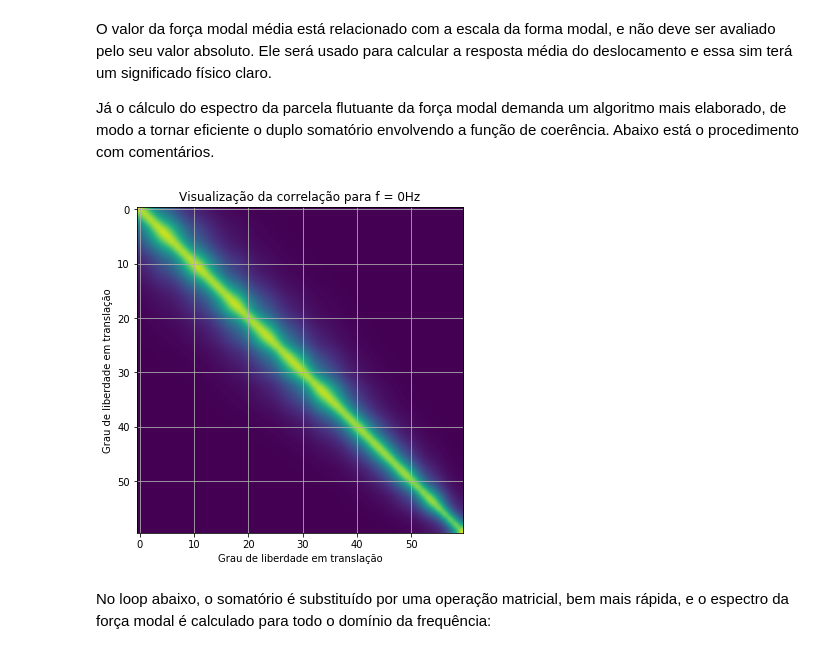
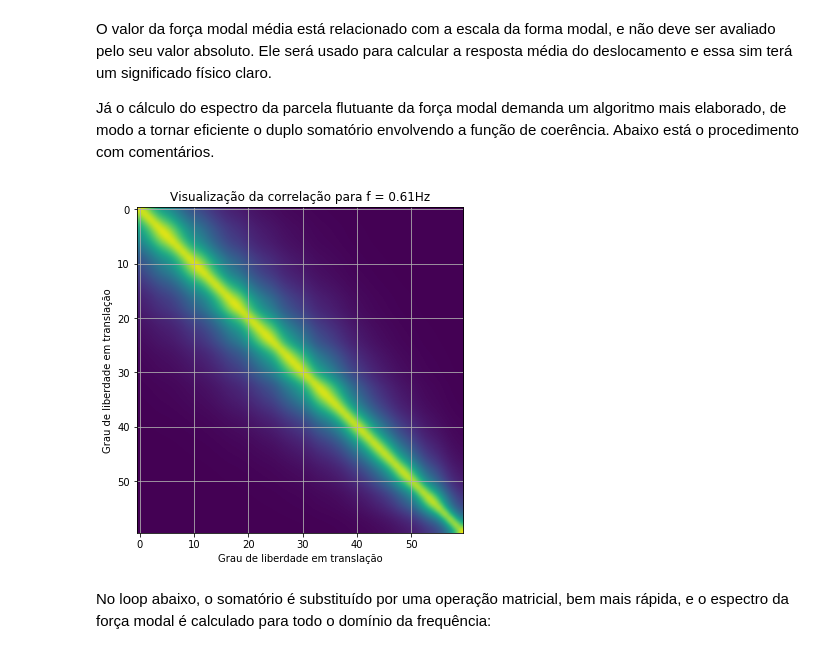
Before and after one commit to mmaiarocha/Tower, a Jupyter notebook: Tower.ipynb, the cells around one changed output. Drawn from its saved outputs; the diff is of its cells as text; code cells hidden in the pictures.

```diff
--- a/Tower.ipynb
+++ b/Tower.ipynb
@@ -430,23 +436,23 @@ Já o cálculo do espectro da parcela flutuante da força modal demanda um algor
 # %%
 # Prepara os termos cruzados do somatório
 zi, zj =  np.meshgrid(zm,zm)
 
 dz  =  np.abs(zi - zj)
 zij = (zi + zj)/2
 
 # Fatorando f da função de coerência
 R0  =  np.exp(-10*(dz/Vm_10)*(zij/10)**(-0.3))
 
 # Visualiza autocorrelação espacial
 plt.figure(4, figsize=(8,6))
 
-plt.imshow(R0, interpolation='bicubic')
-plt.title('Visualização da correlação para f = 0Hz')
+plt.imshow(R0**fk1, interpolation='bicubic')
+plt.title('Visualização da correlação para f = {0:4.2f}Hz'.format(fk1))
 plt.xlabel('Grau de liberdade em translação')
 plt.ylabel('Grau de liberdade em translação')
 plt.grid(True)
 # %% [output]
-[figure, old version]
+[figure, new version]
 # %% [markdown]
 No loop abaixo, o somatório é substituído por uma operação matricial, bem mais rápida, e o espectro da força modal é calculado para todo o domínio da frequência:
 # %%
```
Also changed, not shown: parts of 6 cells of this notebook.
